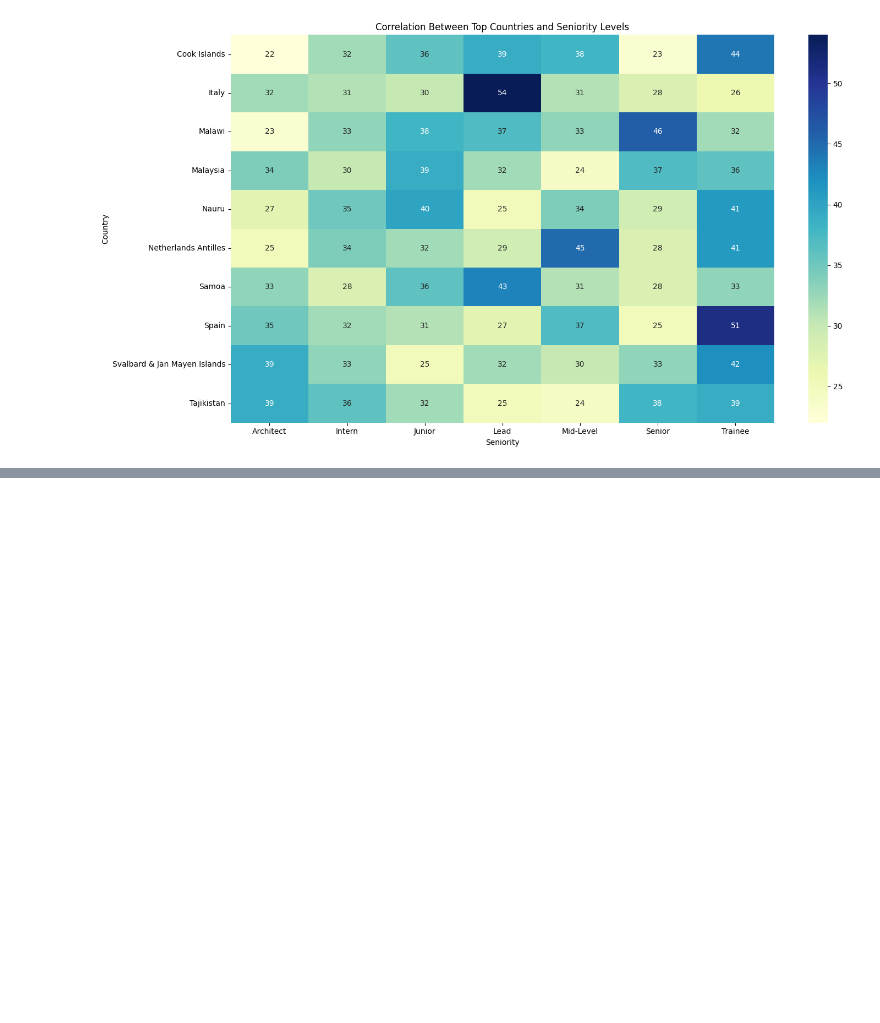
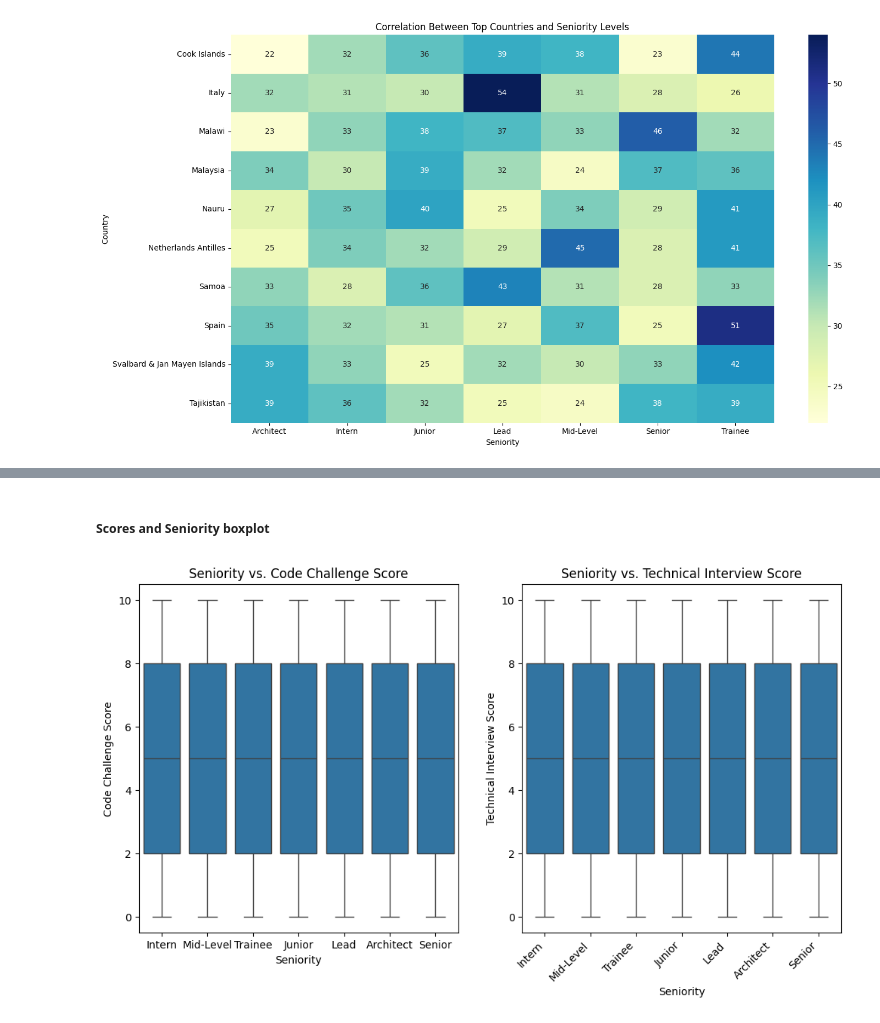
Before and after one commit to ntlg72/etl-ws-1, a Jupyter notebook: notebooks/001_eda.ipynb, the cells around one changed output, grey strips where cells are left out. Saved outputs shown, nothing was run; the diff lists cells and outputs as text; code cells hidden in the pictures; blank space fills up the shorter version.

```diff
--- a/notebooks/001_eda.ipynb
+++ b/notebooks/001_eda.ipynb
@@ -235,0 +323,15 @@ plt.show()
+# %% [markdown]
+
+##### Scores and Seniority boxplot
+# %%
+plt.figure(figsize=(12, 6))
+plt.subplot(1, 2, 1)
+sns.boxplot(x='Seniority', y='Code Challenge Score', data=df.dropna(subset=['Seniority', 'Code Challenge Score']))
+plt.title('Seniority vs. Code Challenge Score')
+plt.subplot(1, 2, 2)
+sns.boxplot(x='Seniority', y='Technical Interview Score', data=df.dropna(subset=['Seniority', 'Technical Interview Score']))
+plt.title('Seniority vs. Technical Interview Score')
+plt.xticks(rotation=45, ha='right')
+plt.show()
+# %% [output]
+[figure, added]
```
Also changed, not shown: parts of 23 cells of this notebook, 2 other files.
